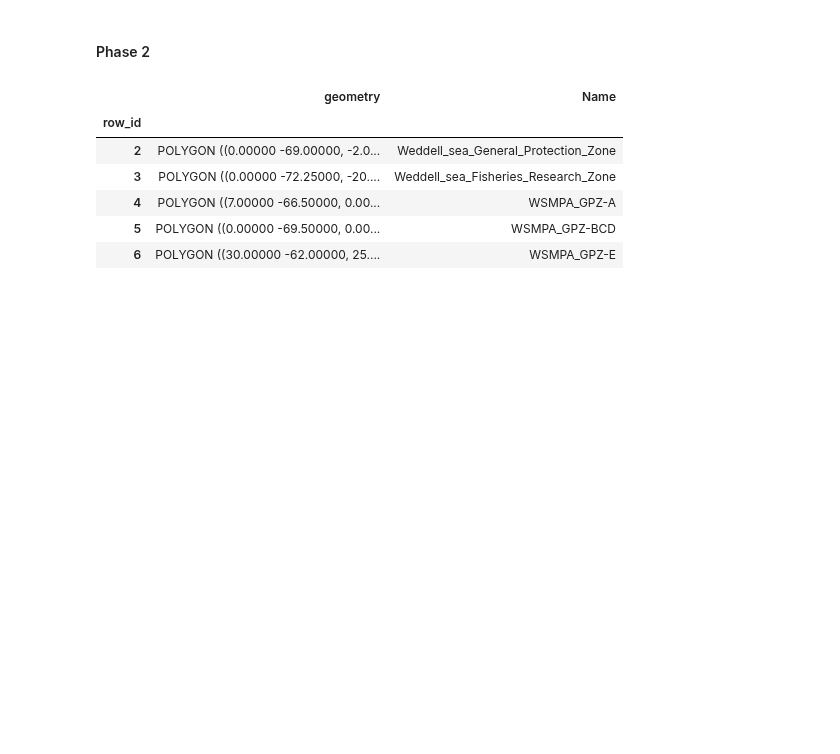
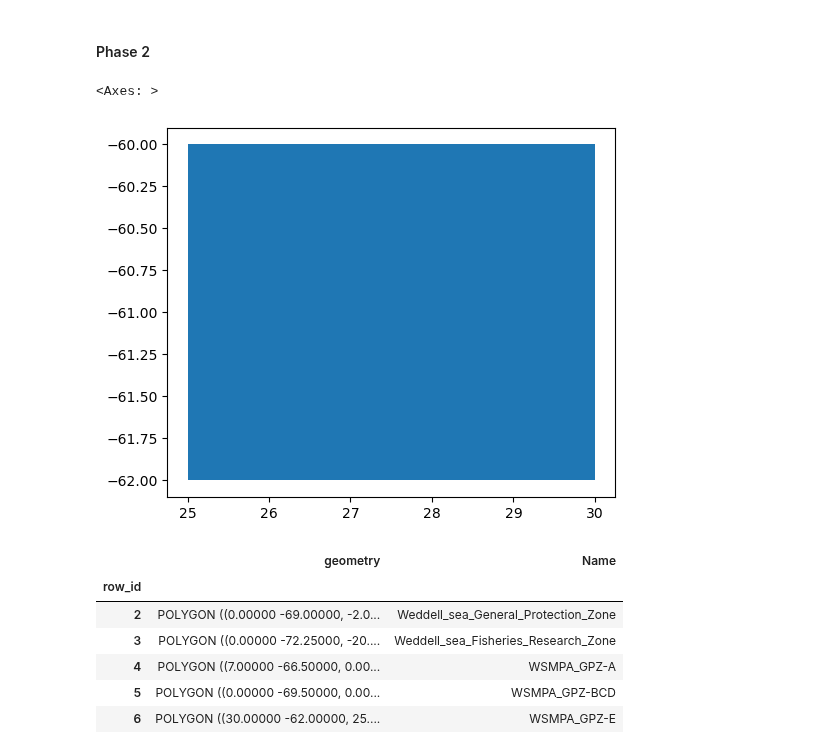
Before and after one commit to AnaelleDurfort/Key_Areas_krill_carbon_sequestration, a Jupyter notebook: data_envir/MPA/Define_Weddell_sea_MPA.ipynb, the cells around one changed output. Saved outputs shown, nothing was run; the diff lists cells and outputs as text; code cells hidden in the pictures; blank space fills up the shorter version.

```diff
--- a/data_envir/MPA/Define_Weddell_sea_MPA.ipynb
+++ b/data_envir/MPA/Define_Weddell_sea_MPA.ipynb
@@ -163,6 +163,11 @@ coordinates = [
 polygon = Polygon(coordinates)
 dfe = gpd.GeoDataFrame(index=[5], geometry=[polygon], crs="EPSG:4326")
 dfe['Name'] = 'WSMPA_GPZ-E'
+# %%
+dfe.geometry.plot()
+# %% [output]
+<Axes: >
+[figure, added]
 # %%
 df = pd.concat([df2, df1, dfa, dfbcd, dfe])
 df["row_id"] = df.index + 1
```
Also changed, not shown: 2 other files.
